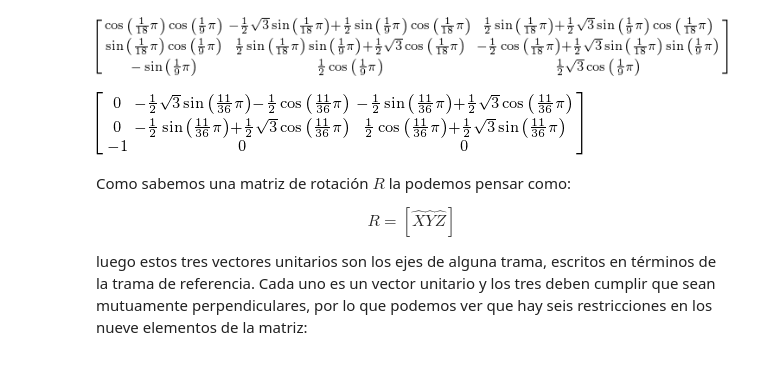
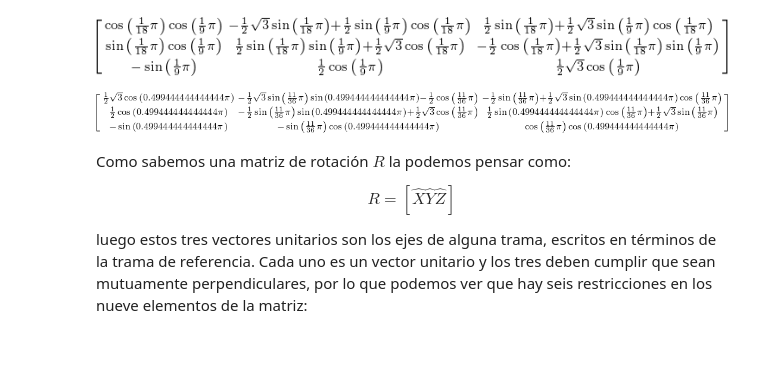
Before and after one commit to elsuizo/Control_de_robots_py, a Jupyter notebook: tp1.ipynb, the cells around one changed output. Drawn from its saved outputs; the diff is of its cells as text; code cells hidden in the pictures.

```diff
--- a/tp1.ipynb
+++ b/tp1.ipynb
@@ -317,10 +318,10 @@ T_ZYX_i
 # %% [output]
 [figure]
 # %%
-T_ZYX_ii = Rot_Euler_ZYX(30,90,-55)
+T_ZYX_ii = Rot_Euler_ZYX(30,89.9,-55)
 T_ZYX_ii
 # %% [output]
-[figure, old version]
+[figure, new version]
 # %% [markdown]
 Como sabemos una matriz de rotación $R$ la podemos pensar como:
 
```
Also changed, not shown: parts of 6 cells of this notebook.
